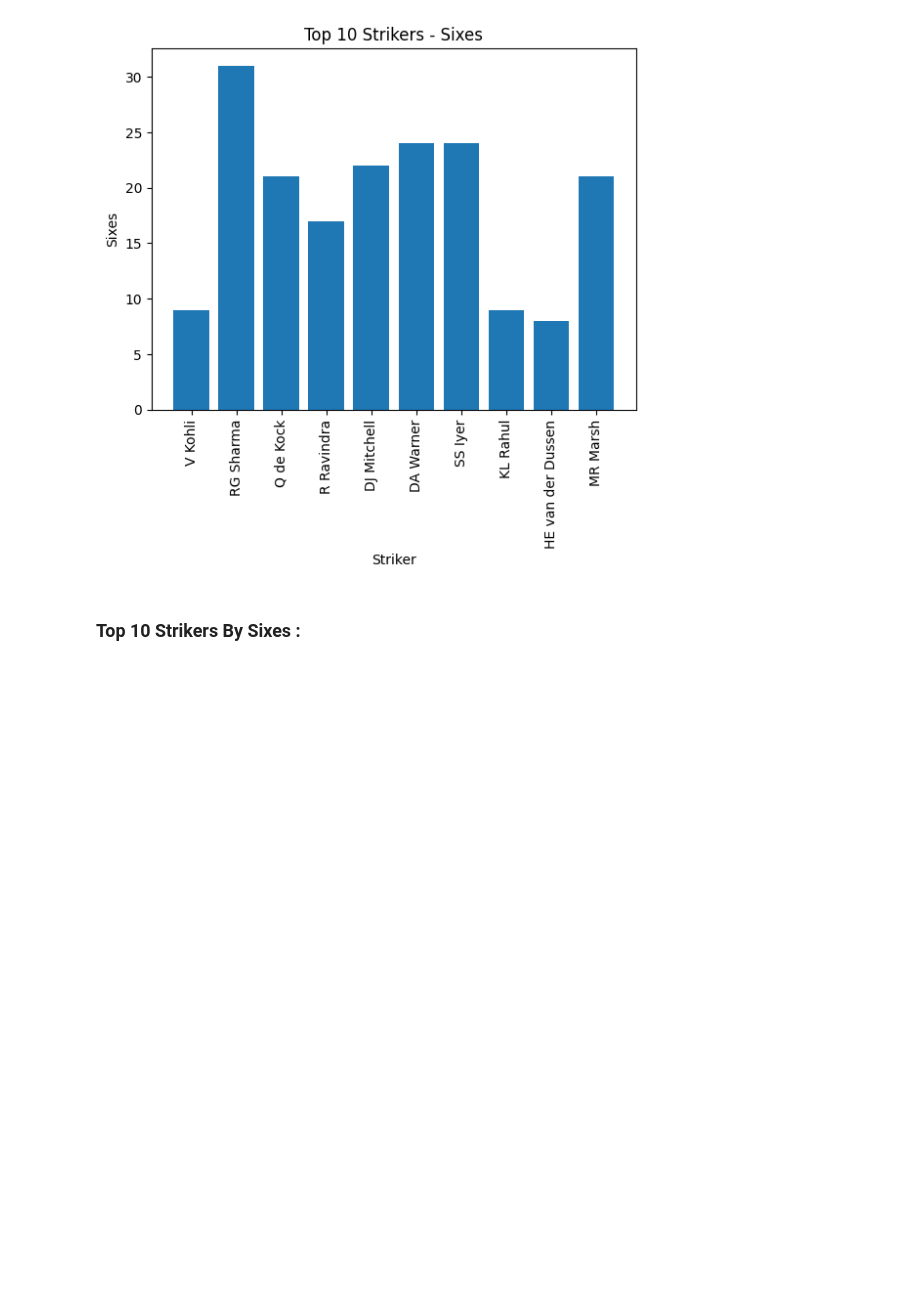
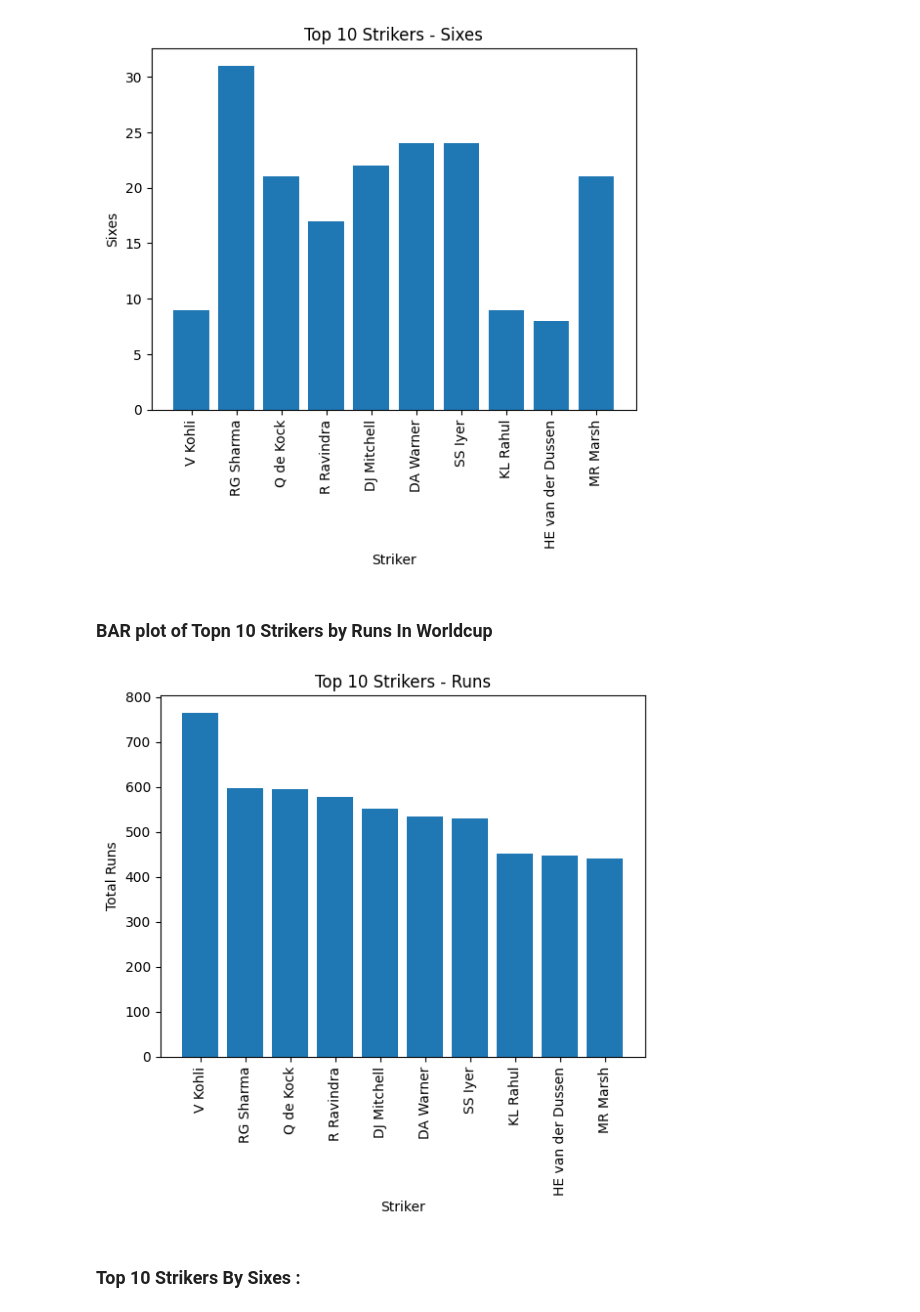
Before and after one commit to saadawan109/EDA_ICC_Worldcup_2023, a Jupyter notebook: Project_ICC_Worldcup_2023/Dataset/EDA_WorldCup.ipynb, the cells around one changed output. Cells and saved outputs as stored; diff of their text form; code cells hidden in the pictures; blank space fills up the shorter version.

```diff
--- a/Project_ICC_Worldcup_2023/Dataset/EDA_WorldCup.ipynb
+++ b/Project_ICC_Worldcup_2023/Dataset/EDA_WorldCup.ipynb
@@ -247,6 +247,19 @@ plt.title('Top 10 Strikers - Sixes')
 plt.show()
 # %% [output]
 [figure]
+# %% [markdown]
+### BAR plot of Topn 10 Strikers by Runs In Worldcup
+# %%
+plt.bar(top_10_strikers_dataset['striker'], top_10_strikers_dataset['runs_off_bat'])
+plt.xticks(rotation=90)
+
+plt.xlabel('Striker')
+plt.ylabel('Total Runs')
+plt.title('Top 10 Strikers - Runs')
+
+plt.show()
+# %% [output]
+[figure, added]
 # %% [markdown]
 ### Top 10 Strikers By Sixes :
 # %%
```
Also changed, not shown: parts of 13 cells of this notebook.
